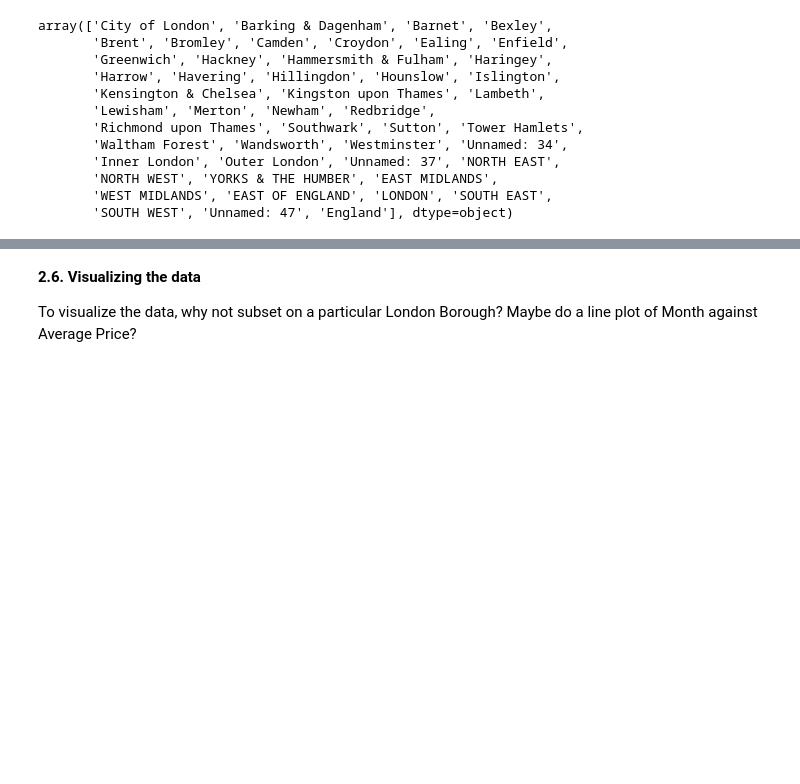
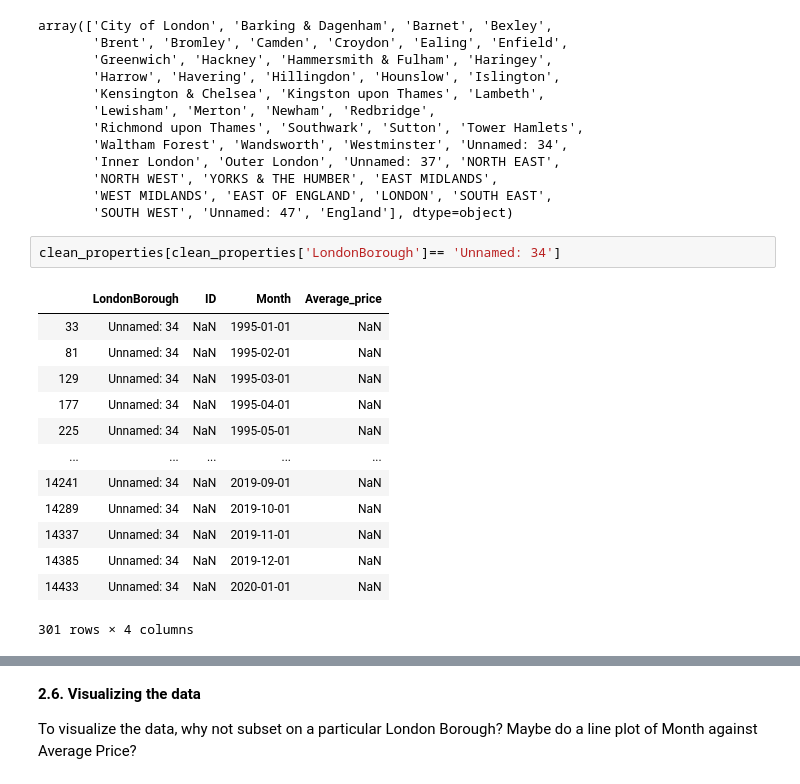
Before and after one commit to asaadkhattab/LondonHousing, a Jupyter notebook: londonhousingcasestudy.ipynb, the cells around one changed output, grey strips where cells are left out. Drawn from its saved outputs; the diff is of its cells as text; blank space fills up the shorter version.

```diff
--- a/londonhousingcasestudy.ipynb
+++ b/londonhousingcasestudy.ipynb
@@ -296,3 +296,19 @@ array(['City of London', 'Barking & Dagenham', 'Barnet', 'Bexley',
        'NORTH WEST', 'YORKS & THE HUMBER', 'EAST MIDLANDS',
        'WEST MIDLANDS', 'EAST OF ENGLAND', 'LONDON', 'SOUTH EAST',
        'SOUTH WEST', 'Unnamed: 47', 'England'], dtype=object)
+# %%
+clean_properties[clean_properties['LondonBorough']== 'Unnamed: 34']
+# %% [output]
+|  | LondonBorough | ID | Month | Average_price |
+| 33 | Unnamed: 34 | NaN | 1995-01-01 | NaN |
+| 81 | Unnamed: 34 | NaN | 1995-02-01 | NaN |
+| 129 | Unnamed: 34 | NaN | 1995-03-01 | NaN |
+| 177 | Unnamed: 34 | NaN | 1995-04-01 | NaN |
+| 225 | Unnamed: 34 | NaN | 1995-05-01 | NaN |
+| ... | ... | ... | ... | ... |
+| 14241 | Unnamed: 34 | NaN | 2019-09-01 | NaN |
+| 14289 | Unnamed: 34 | NaN | 2019-10-01 | NaN |
+| 14337 | Unnamed: 34 | NaN | 2019-11-01 | NaN |
+| 14385 | Unnamed: 34 | NaN | 2019-12-01 | NaN |
+| 14433 | Unnamed: 34 | NaN | 2020-01-01 | NaN |
+301 rows × 4 columns
```
Also changed, not shown: parts of 17 cells of this notebook.
